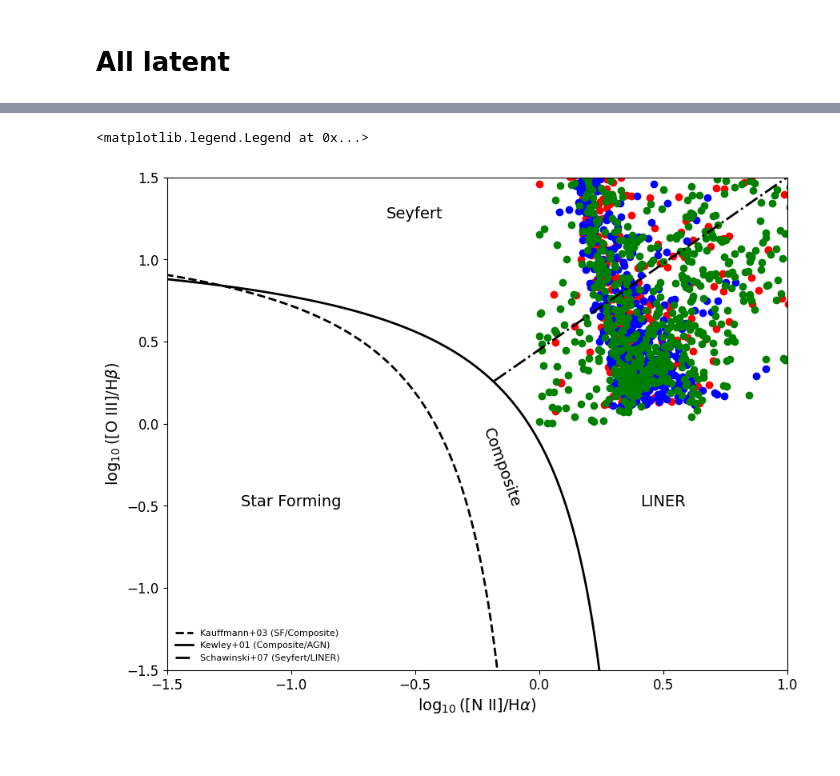
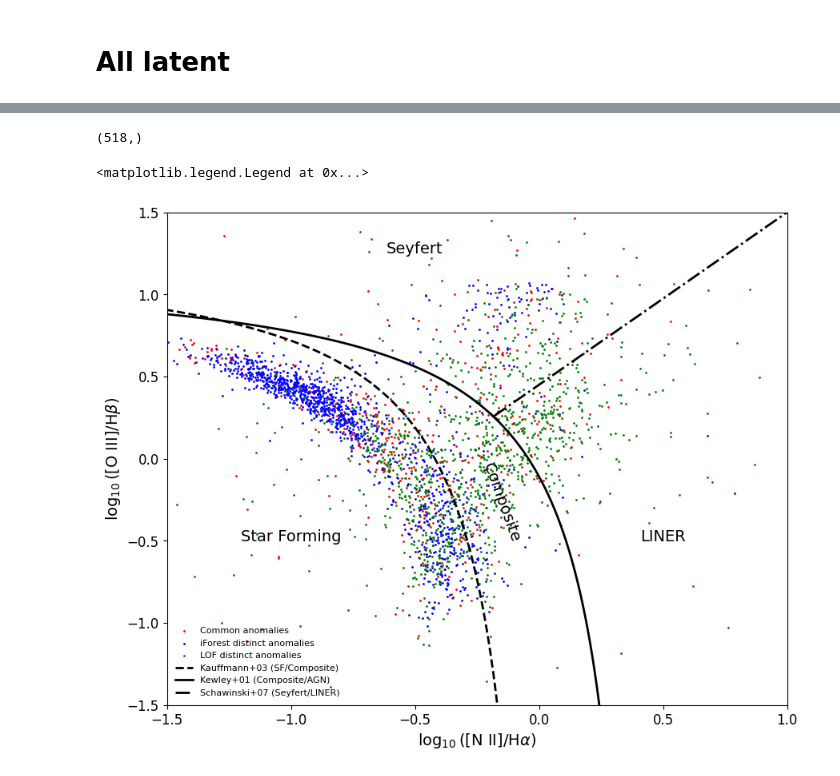
Before and after one commit to ed-ortizm/anomaly, a Jupyter notebook: thesis/02_bpt_diagram.ipynb, the cells around one changed output, grey strips where cells are left out. Drawn from its saved outputs; the diff is of its cells as text; code cells hidden in the pictures.

Commit message:
feature: create bpt for common and distinct anomalies in latent space

```diff
--- a/thesis/02_bpt_diagram.ipynb
+++ b/thesis/02_bpt_diagram.ipynb
@@ -648,9 +648,13 @@ fig, ax = plot_bpt(log_n2_ha, log_o3_hb, fig, ax)
 # load data
 load_from_dir = "/home/elom/gdrive/career/portfolio/phd/code/latent/bin_03"
 
-common_latent_arr = np.load(f"{load_from_dir}/common_ids_bin_03_lof_iforest.npy")
-iforest_distinct_arr = np.load(f"{load_from_dir}/distinct_ids_iforest_bin_03.npy")
-lof_distinct_arr = np.load(f"{load_from_dir}/distinct_ids_lof_bin_03.npy")
+common_latent_arr = np.load(
+    f"{load_from_dir}/common_ids_bin_03_lof_iforest.npy"
+).astype(int)
+iforest_distinct_arr = np.load(
+    f"{load_from_dir}/distinct_ids_iforest_bin_03.npy"
+).astype(int)
+lof_distinct_arr = np.load(f"{load_from_dir}/distinct_ids_lof_bin_03.npy").astype(int)
 
 common_ratios_df = meta_with_ratios_df.loc[common_latent_arr, cols_ratios]
 iforest_ratios_df = meta_with_ratios_df.loc[iforest_distinct_arr, cols_ratios]
@@ -674,41 +693,63 @@ log_o3_hb_lof = np.log10(o3_hb_lof)
+# %%
+common_latent_arr.shape
+# %% [output]
+(518,)
 # %%
 (x_kauff, y_kauff), (x_kewley, y_kewley), (x_schaw, y_schaw) = bpt_boundary_lines()
 
 fig, ax = plt.subplots(figsize=(10, 8))
 
-ax.plot(x_kauff, y_kauff, "k--", lw=2, label="Kauffmann+03 (SF/Composite)")
+size = 1
+# -------------------------------------------------------------
+# common anomalies
+# -------------------------------------------------------------
+ax.scatter(
+    log_n2_ha_common, log_o3_hb_common, color="red", s=size, label="Common anomalies"
+)
+# -------------------------------------------------------------
+# iforest distinct anomalies
+# -------------------------------------------------------------
+ax.scatter(
+    log_n2_ha_iforest,
+    log_o3_hb_iforest,
+    color="blue",
+    s=size,
+    label="iForest distinct anomalies",
+)
+# # -------------------------------------------------------------
+# # lof distinct anomalies
+# # -------------------------------------------------------------
+ax.scatter(
+    log_n2_ha_lof, log_o3_hb_lof, color="green", s=size, label="LOF distinct anomalies"
+)
+
+
+ax.plot(
+    x_kauff,
+    y_kauff,
+    "k--",
+    lw=2,
+    label="Kauffmann+03 (SF/Composite)",
+)
 
 ax.plot(x_kewley, y_kewley, "k-", lw=2, label="Kewley+01 (Composite/AGN)")
 
 ax.plot(x_schaw, y_schaw, "k-.", lw=2, label="Schawinski+07 (Seyfert/LINER)")
-
-# -------------------------------------------------------------
-# common anomalies
-# -------------------------------------------------------------
-ax.scatter(n2_ha_common, o3_hb_common, color="red")
-# -------------------------------------------------------------
-# iforest distinct anomalies
-# -------------------------------------------------------------
-ax.scatter(n2_ha_iforest, o3_hb_iforest, color="blue")
-# -------------------------------------------------------------
-# lof distinct anomalies
-# -------------------------------------------------------------
-ax.scatter(n2_ha_lof, o3_hb_lof, color="green")
 # -------------------------------------------------------------
 # Add region text labels
 ax.text(-1.0, -0.5, "Star Forming", fontsize=14, ha="center")
 ax.text(-0.15, -0.5, "Composite", fontsize=14, ha="center", rotation=-70)
 ax.text(-0.5, 1.25, "Seyfert", fontsize=14, ha="center")
 ax.text(0.5, -0.5, "LINER", fontsize=14, ha="center")
 
 # Set axis limits and labels
 ax.set_xlim([-1.5, 1.0])
 ax.set_ylim([-1.5, 1.5])
 ax.set_xlabel(r"$\log_{10}([\mathrm{N~II}] / \mathrm{H}\alpha)$", fontsize=14)
 ax.set_ylabel(r"$\log_{10}([\mathrm{O~III}] / \mathrm{H}\beta)$", fontsize=14)
 ax.tick_params(labelsize=12)
 
 ax.legend(loc="lower left", fontsize=8, frameon=False)
 # %% [output]
 <matplotlib.legend.Legend at 0x...>
-[figure, old version]
+[figure, new version]
```
Also changed, not shown: parts of 2 cells of this notebook, 1 other file.
